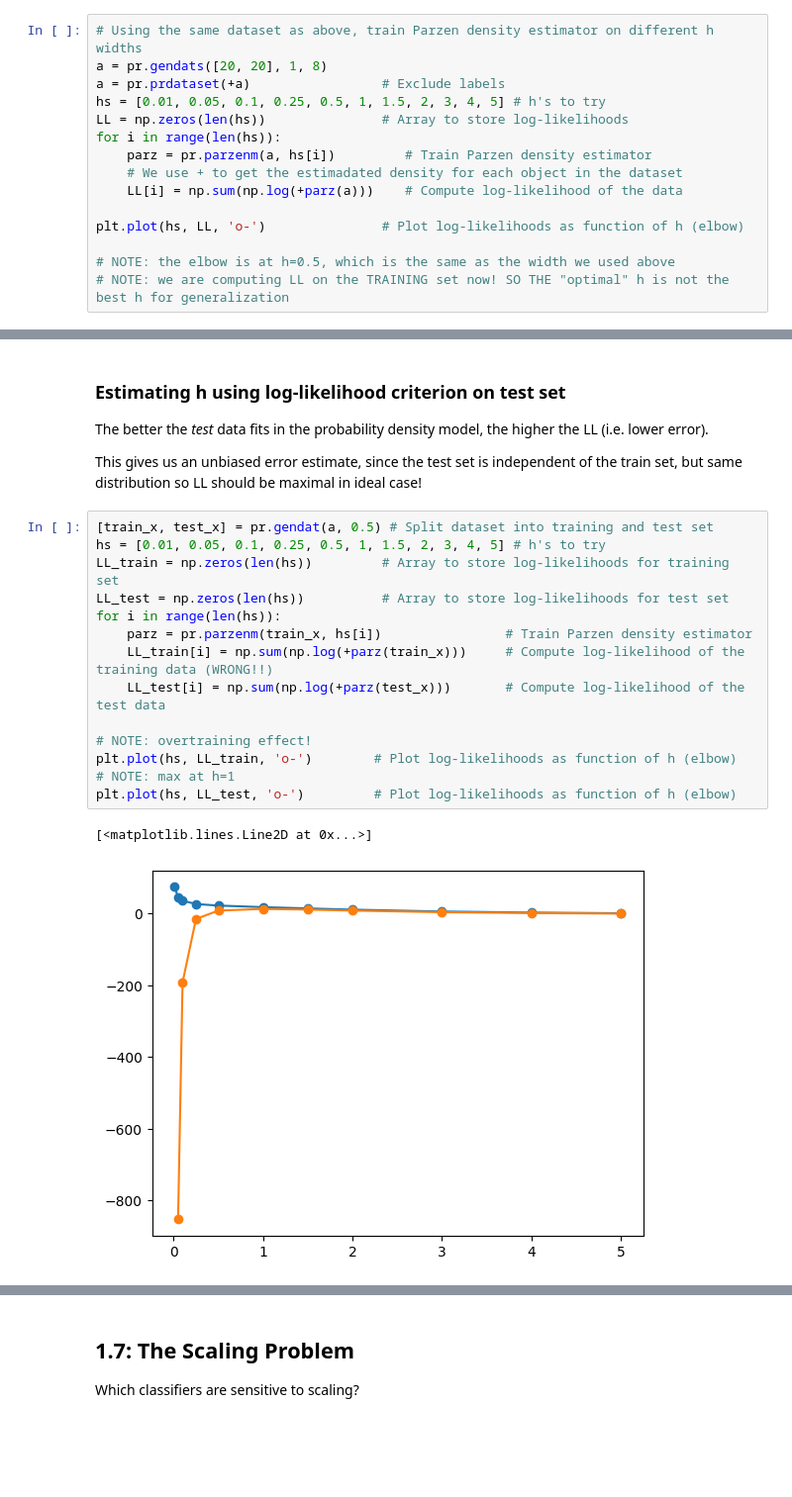
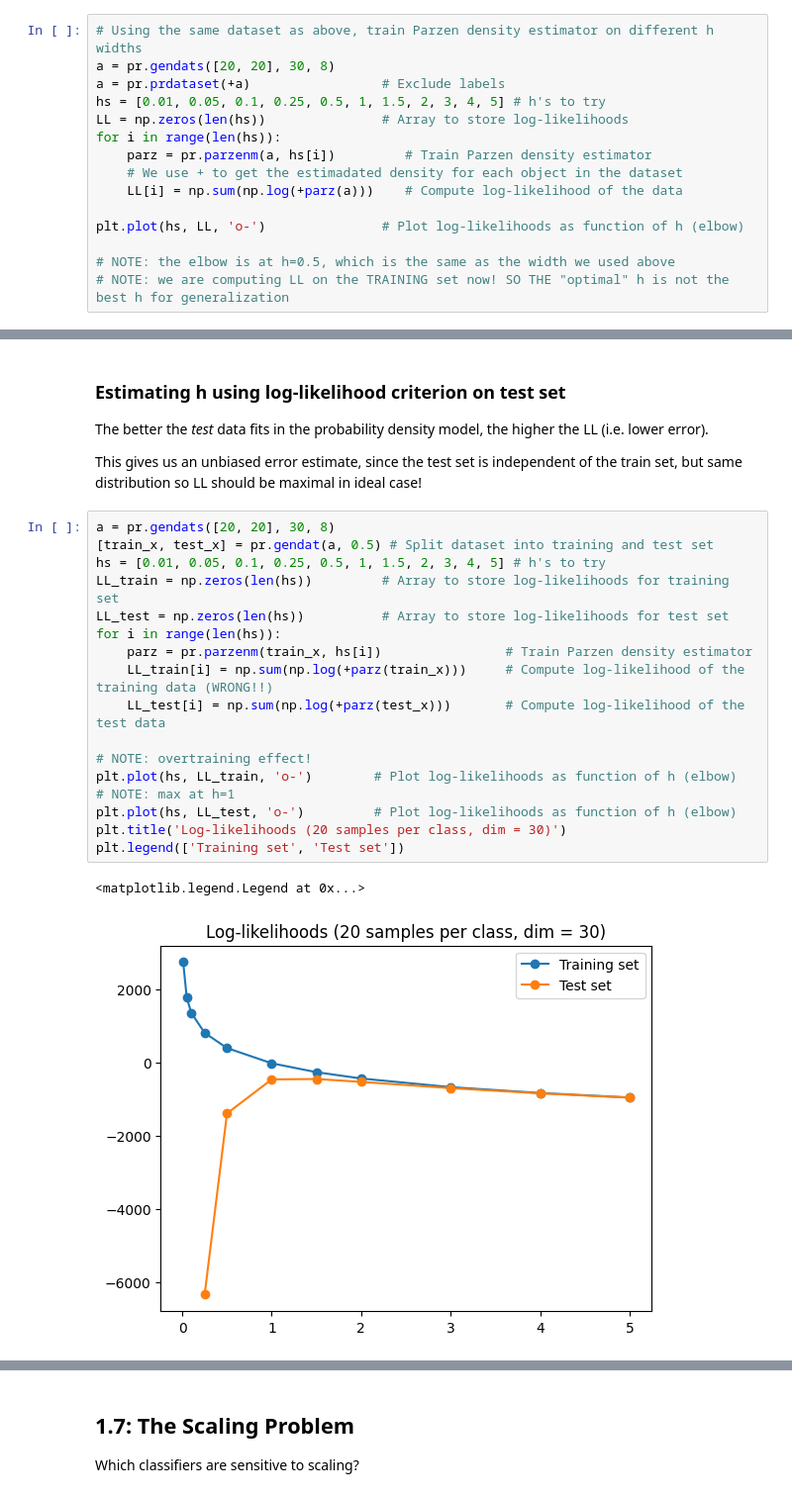
Before and after one commit to nadinekuo/MachineLearning1-Labs, a Jupyter notebook: 1-Basics-of-ML/decision-theory.ipynb, the cells around one changed output, grey strips where cells are left out. Shown at 99% size. Drawn from its saved outputs; the diff is of its cells as text; blank space fills up the shorter version.

Commit message:
Optimal hyperparams plots

```diff
--- a/1-Basics-of-ML/decision-theory.ipynb
+++ b/1-Basics-of-ML/decision-theory.ipynb
@@ -311,7 +311,7 @@ gendats(n=(20, 20), dim=2, delta=2.0)
 ### Estimating h using log-likelihood criterion on training set
 # %%
 # Using the same dataset as above, train Parzen density estimator on different h widths
-a = pr.gendats([20, 20], 1, 8)
+a = pr.gendats([20, 20], 30, 8)
 a = pr.prdataset(+a)                 # Exclude labels
 hs = [0.01, 0.05, 0.1, 0.25, 0.5, 1, 1.5, 2, 3, 4, 5] # h's to try
 LL = np.zeros(len(hs))               # Array to store log-likelihoods
@@ -334,19 +334,22 @@ The better the *test* data fits in the probability density model, the higher the
 
 This gives us an unbiased error estimate, since the test set is independent of the train set, but same distribution so LL should be maximal in ideal case!
 # %%
+a = pr.gendats([20, 20], 30, 8)
 [train_x, test_x] = pr.gendat(a, 0.5) # Split dataset into training and test set
 hs = [0.01, 0.05, 0.1, 0.25, 0.5, 1, 1.5, 2, 3, 4, 5] # h's to try
 LL_train = np.zeros(len(hs))         # Array to store log-likelihoods for training set
 LL_test = np.zeros(len(hs))          # Array to store log-likelihoods for test set
 for i in range(len(hs)):
     parz = pr.parzenm(train_x, hs[i])                # Train Parzen density estimator
     LL_train[i] = np.sum(np.log(+parz(train_x)))     # Compute log-likelihood of the training data (WRONG!!)
     LL_test[i] = np.sum(np.log(+parz(test_x)))       # Compute log-likelihood of the test data
 
 # NOTE: overtraining effect!
 plt.plot(hs, LL_train, 'o-')        # Plot log-likelihoods as function of h (elbow)
 # NOTE: max at h=1
 plt.plot(hs, LL_test, 'o-')         # Plot log-likelihoods as function of h (elbow)
+plt.title('Log-likelihoods (20 samples per class, dim = 30)')
+plt.legend(['Training set', 'Test set'])
 # %% [output]
-[<matplotlib.lines.Line2D at 0x...>]
+<matplotlib.legend.Legend at 0x...>
-[figure, old version]
+[figure, new version]
```
Also changed, not shown: parts of 3 cells of this notebook, 13 other files.
